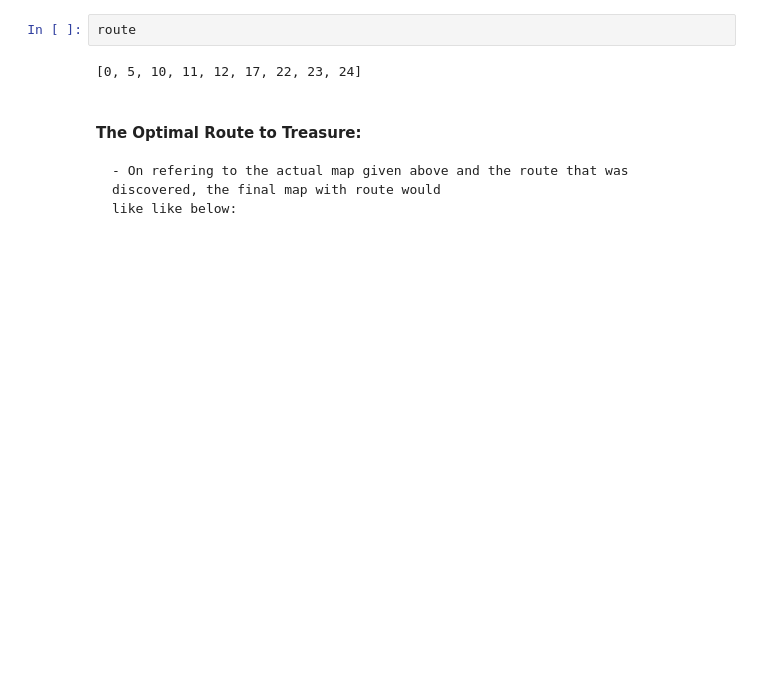
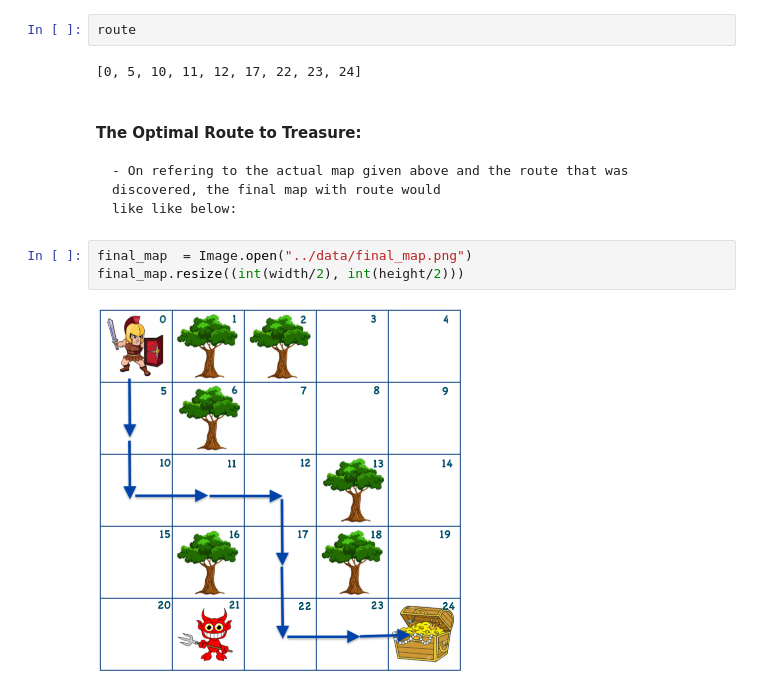
Before and after one commit to Priyanka1527/Treasure_Hunt, a Jupyter notebook: notebook/Treasure Hunt - Reinforcement Learning.ipynb, the cells around one changed output. Cells and saved outputs as stored; diff of their text form; blank space fills up the shorter version.

```diff
--- a/notebook/Treasure Hunt - Reinforcement Learning.ipynb
+++ b/notebook/Treasure Hunt - Reinforcement Learning.ipynb
@@ -179,3 +179,8 @@ route
 #### The Optimal Route to Treasure:
     - On refering to the actual map given above and the route that was discovered, the final map with route would
     like like below:
+# %%
+final_map  = Image.open("../data/final_map.png")
+final_map.resize((int(width/2), int(height/2)))
+# %% [output]
+[figure, added]
```
